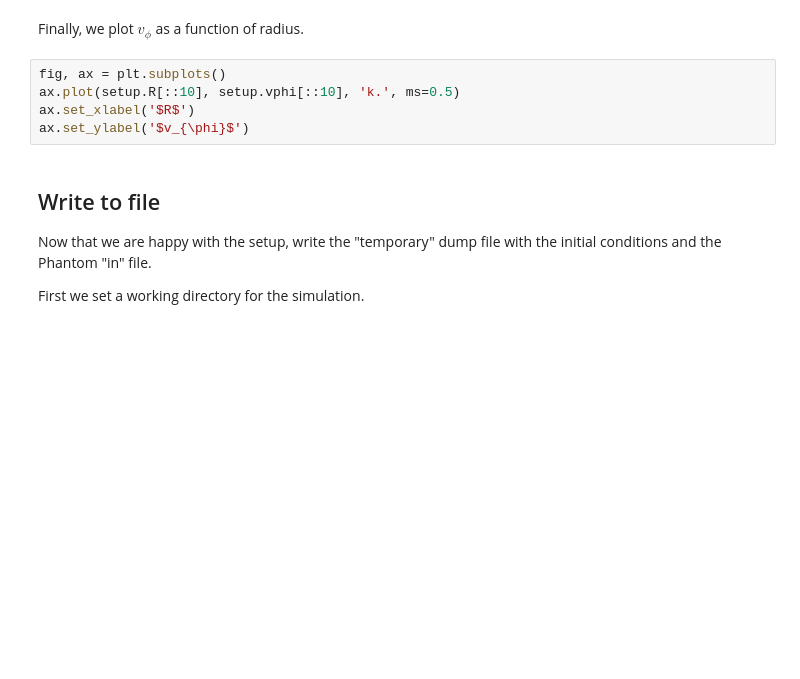
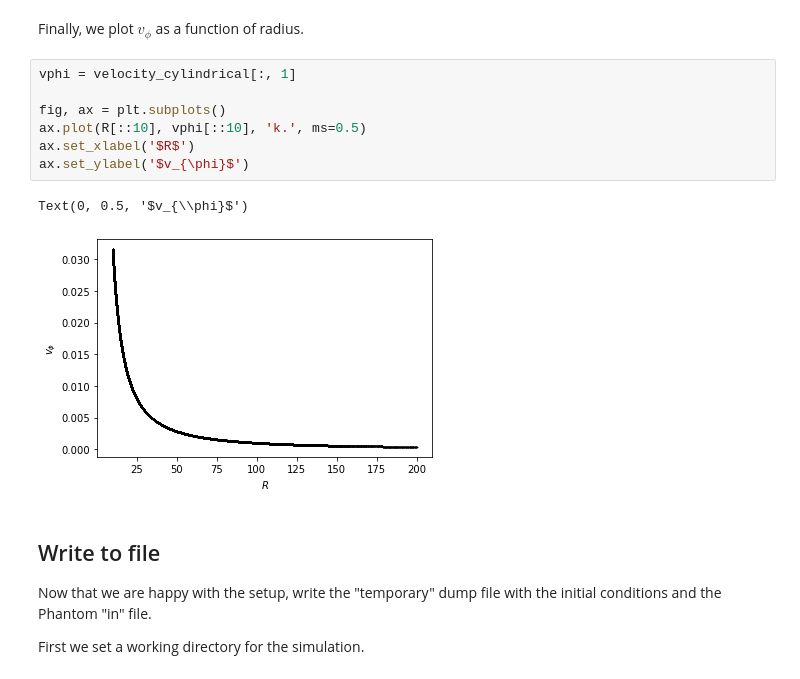
Before and after one commit to dmentipl/phantom-setup, a Jupyter notebook: examples/setup_disc.ipynb, the cells around one changed output. Saved outputs shown, nothing was run; the diff lists cells and outputs as text; blank space fills up the shorter version.

```diff
--- a/examples/setup_disc.ipynb
+++ b/examples/setup_disc.ipynb
@@ -214,10 +242,15 @@ ax.set_ylim(bottom=2 * setup.z.min(), top=2 * setup.z.max())
 # %% [markdown]
 Finally, we plot $v_{\phi}$ as a function of radius.
 # %%
+vphi = velocity_cylindrical[:, 1]
+
 fig, ax = plt.subplots()
-ax.plot(setup.R[::10], setup.vphi[::10], 'k.', ms=0.5)
+ax.plot(R[::10], vphi[::10], 'k.', ms=0.5)
 ax.set_xlabel('$R$')
 ax.set_ylabel('$v_{\phi}$')
+# %% [output]
+Text(0, 0.5, '$v_{\\phi}$')
+[figure, added]
 # %% [markdown]
 ## Write to file
 
```
Also changed, not shown: parts of 10 cells of this notebook, 10 other files.
